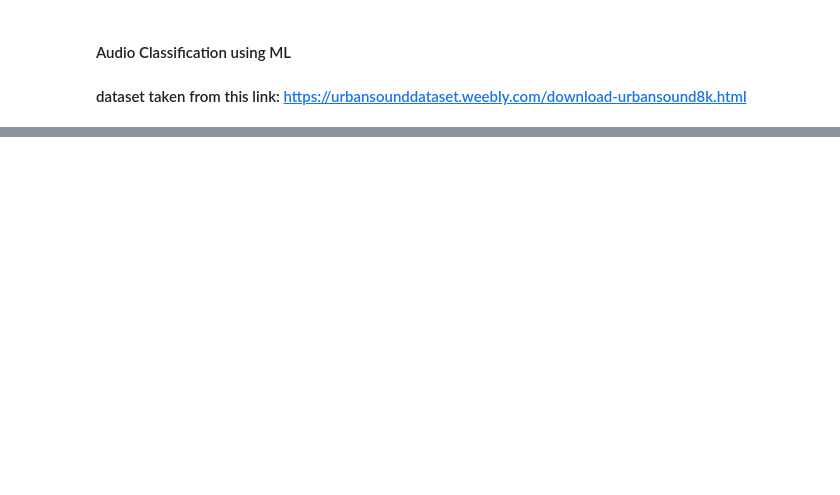
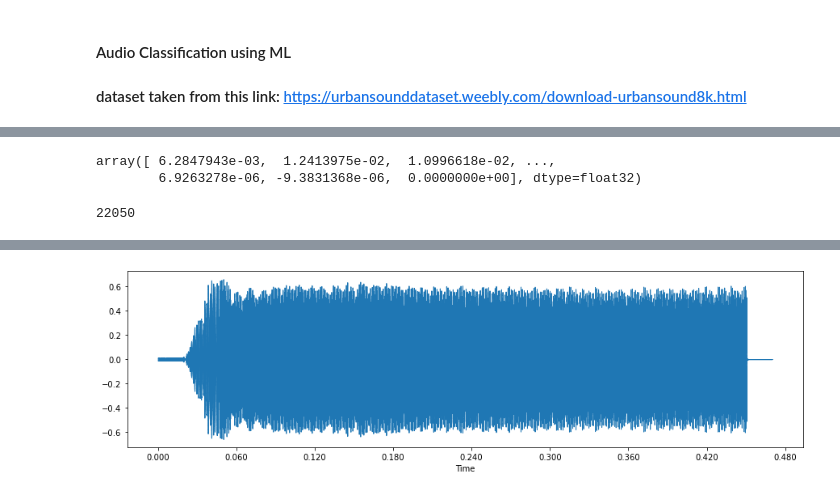
Before and after one commit to Dpakkk/audioClassification, a Jupyter notebook: audioGenre.ipynb, the cells around one changed output, grey strips where cells are left out. Drawn from its saved outputs; the diff is of its cells as text; code cells hidden in the pictures; blank space fills up the shorter version.

Commit message:
sample audio EDA

```diff
--- a/audioGenre.ipynb
+++ b/audioGenre.ipynb
@@ -26,0 +11,20 @@ import matplotlib.pyplot as plt
+# %%
+# loading files
+filename = 'car_horn.wav'
+# %%
+data, sample_rate = librosa.load(filename)
+# %%
+data
+# %% [output]
+array([ 6.2847943e-03,  1.2413975e-02,  1.0996618e-02, ...,
+        6.9263278e-06, -9.3831368e-06,  0.0000000e+00], dtype=float32)
+# %%
+sample_rate
+# %% [output]
+22050
+# %%
+# visualizing the one sample wav file
+plt.figure(figsize=(15,4))
+librosa.display.waveshow(data, sr = sample_rate)
+ipd.Audio(filename)
+# %% [output]
@@ -26,0 +32 @@ import matplotlib.pyplot as plt
+[figure, added]
```
Also changed, not shown: parts of 7 cells of this notebook.
